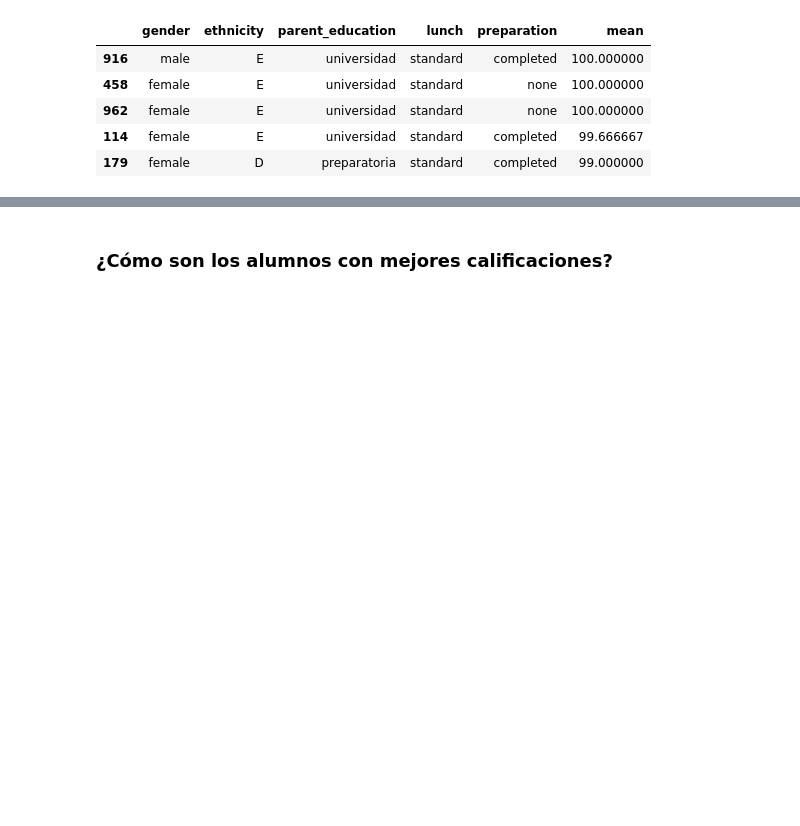
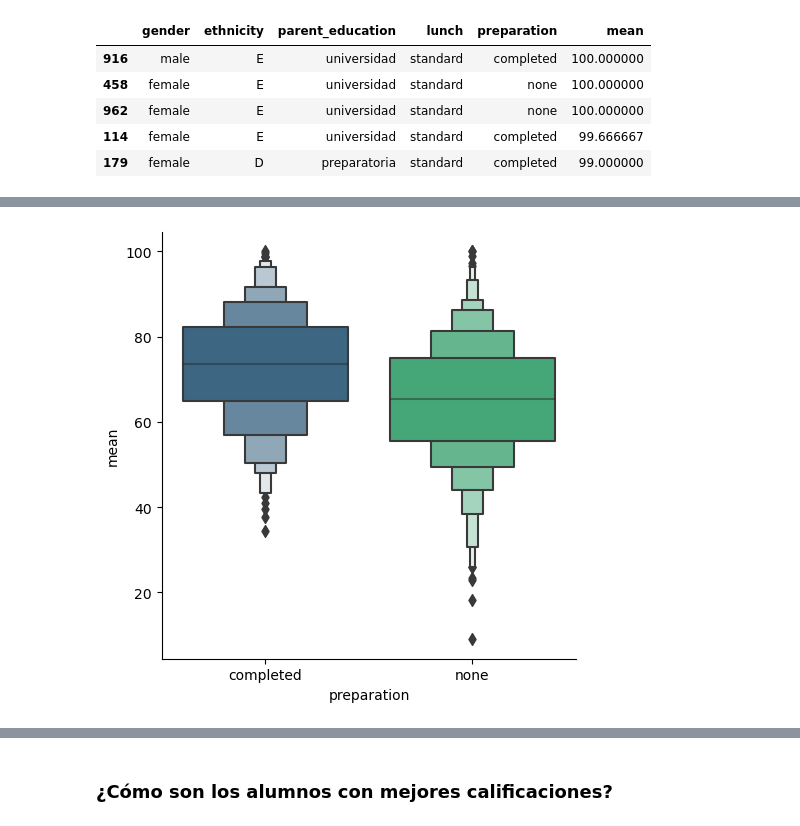
Before and after one commit to MarioChvx/ciencia_de_datos_PAMBAZO, a Jupyter notebook: proyectos/unidad1/proyecto_eda/EDA_Students_performance.ipynb, the cells around one changed output, grey strips where cells are left out. Saved outputs shown, nothing was run; the diff lists cells and outputs as text; code cells hidden in the pictures; blank space fills up the shorter version.

```diff
--- a/proyectos/unidad1/proyecto_eda/EDA_Students_performance.ipynb
+++ b/proyectos/unidad1/proyecto_eda/EDA_Students_performance.ipynb
@@ -585,0 +637,6 @@ df_mean.head()
+# %%
+sns.catplot(data=df_mean, x='preparation', y='mean', kind="boxen", palette="viridis")
+# plt.title('Etnia y puntuación en matemáticas')
+plt.show()
+# %% [output]
+[figure, added]
```
Also changed, not shown: parts of 5 cells of this notebook.
